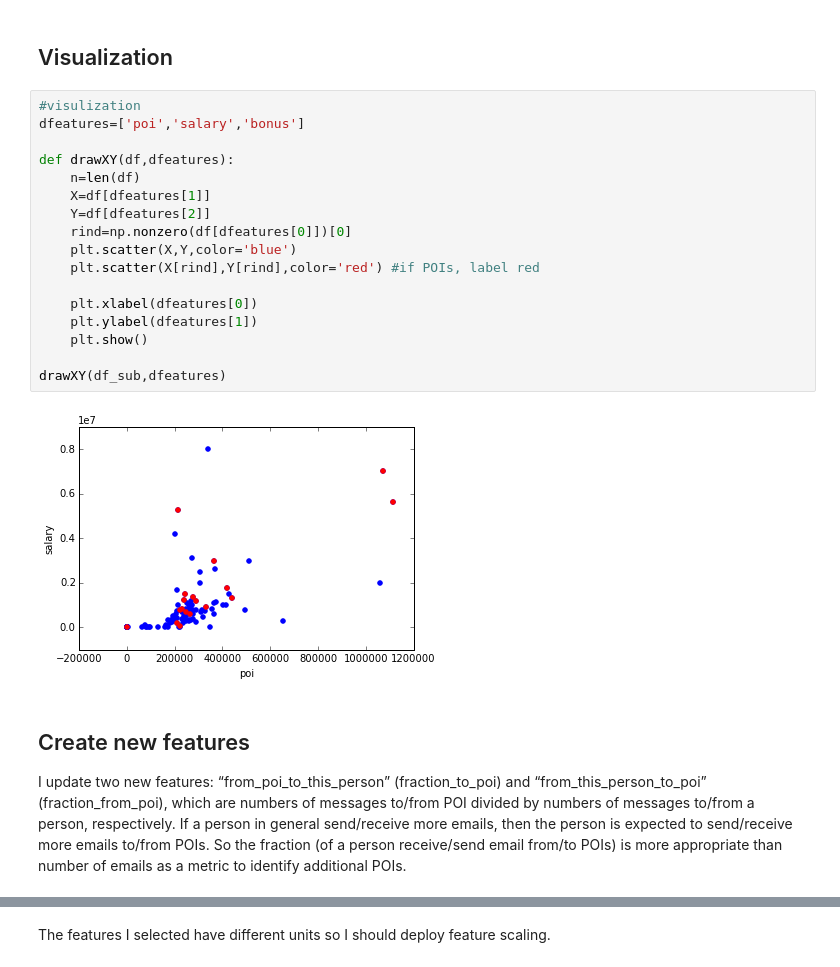
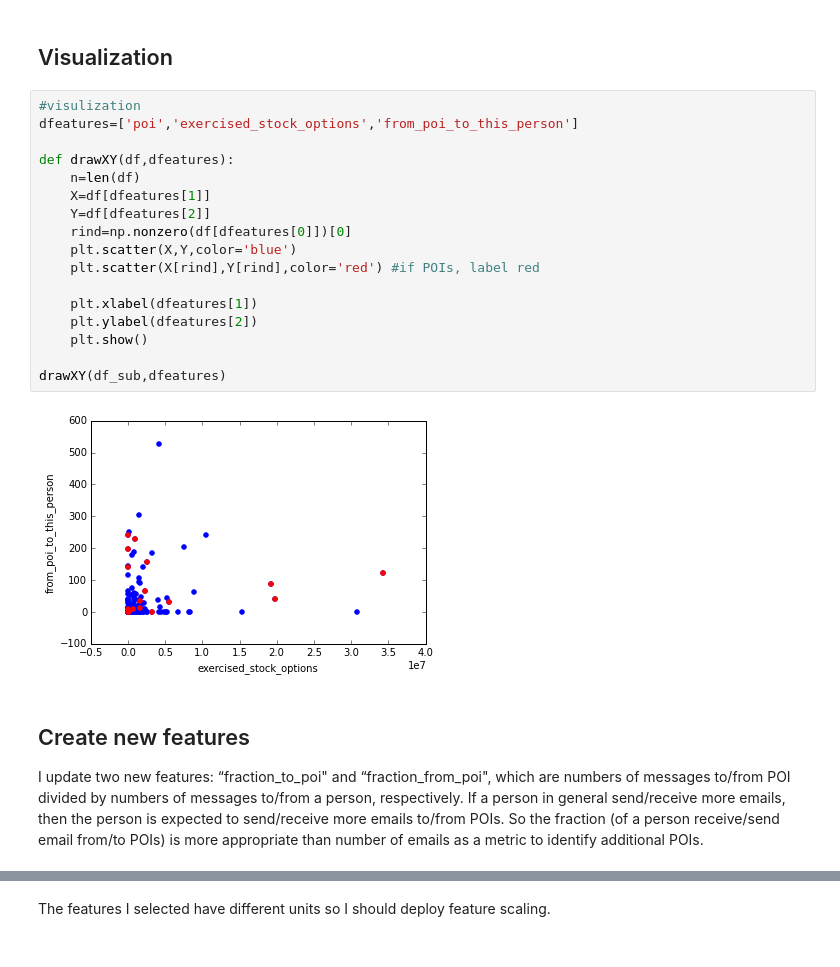
Before and after one commit to yinghsienwu/Enron_POI_Identifier, a Jupyter notebook: final_project/poi_id.ipynb, the cells around one changed output, grey strips where cells are left out. Drawn from its saved outputs; the diff is of its cells as text.

```diff
--- a/final_project/poi_id.ipynb
+++ b/final_project/poi_id.ipynb
@@ -194,25 +194,25 @@ Visualization
 ------------
 # %%
 #visulization
-dfeatures=['poi','salary','bonus']
+dfeatures=['poi','exercised_stock_options','from_poi_to_this_person']
 
 def drawXY(df,dfeatures):
     n=len(df)
     X=df[dfeatures[1]]
     Y=df[dfeatures[2]]
     rind=np.nonzero(df[dfeatures[0]])[0]
     plt.scatter(X,Y,color='blue')
     plt.scatter(X[rind],Y[rind],color='red') #if POIs, label red
 
-    plt.xlabel(dfeatures[0])
-    plt.ylabel(dfeatures[1])
+    plt.xlabel(dfeatures[1])
+    plt.ylabel(dfeatures[2])
     plt.show()
 
 drawXY(df_sub,dfeatures)
 # %% [output]
-[figure, old version]
+[figure, new version]
 # %% [markdown]
 Create new features
 ------------------
 
-I update two new features: “from_poi_to_this_person” (fraction_to_poi)  and “from_this_person_to_poi” (fraction_from_poi), which are numbers of messages to/from POI divided by numbers of messages to/from a person, respectively. If a person in general send/receive more emails, then the person is expected to send/receive more emails to/from POIs. So the fraction (of a person receive/send email from/to POIs) is more appropriate than number of emails as a metric to identify additional POIs.
+I update two new features: “fraction_to_poi"  and “fraction_from_poi", which are numbers of messages to/from POI divided by numbers of messages to/from a person, respectively. If a person in general send/receive more emails, then the person is expected to send/receive more emails to/from POIs. So the fraction (of a person receive/send email from/to POIs) is more appropriate than number of emails as a metric to identify additional POIs.
```
Also changed, not shown: parts of 37 cells of this notebook.
